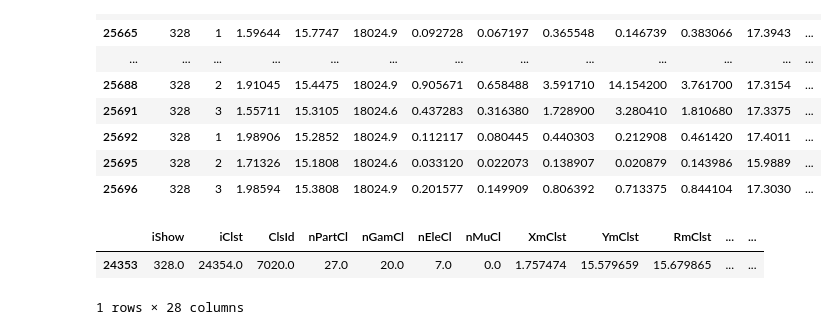
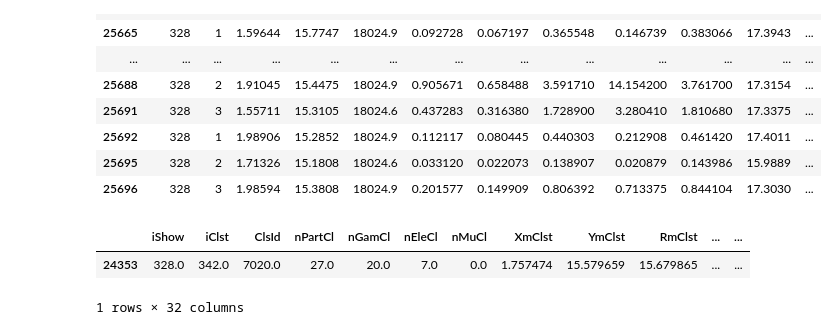
Before and after one commit to camilojtorresc/CosmicRays_ClusterAnalysis, a Jupyter notebook: clusters_analysis_v7_g.ipynb, the cells around one changed output. Drawn from its saved outputs; the diff is of its cells as text; code cells hidden in the pictures.

```diff
--- a/clusters_analysis_v7_g.ipynb
+++ b/clusters_analysis_v7_g.ipynb
@@ -127,6 +136,10 @@ def add_Particle(Cluster, Particles_in_det, iclust):
         YmClst = Pcles_in_clust["Y"].tolist()[0]
         RmClst = Pcles_in_clust["R"].tolist()[0]
         SigRCl = 0
+        Px = Pcles_in_clust[Pcles_in_clust["Px"]].tolist()[0]
+        Py = Pcles_in_clust[Pcles_in_clust["Py"]].tolist()[0]
+        Pz = Pcles_in_clust[Pcles_in_clust["Pz"]].tolist()[0]
+        P = np.sqrt( Px**2 + Py**2 + Pz**2 )
         TmClst = Pcles_in_clust["T"].tolist()[0]
         dTClst = Pcles_in_clust["T"].max()-Pcles_in_clust["T"].min()
         sTClst = 0
@@ -162,6 +175,10 @@ def add_Particle(Cluster, Particles_in_det, iclust):
         YmClst = ClustStats_mean["Y"]
         RmClst = ClustStats_mean["R"]
         SigRCl = ClustStats_std["R"]
+        Px = Pcles_in_clust['Px'].sum()
+        Py = Pcles_in_clust['Py'].sum()
+        Pz = Pcles_in_clust['Pz'].sum()
+        P  = np.sqrt( Px**2 + Py**2 + Pz**2 )
         TmClst = ClustStats_mean["T"]
         dTClst = Pcles_in_clust["T"].max()-Pcles_in_clust["T"].min()
         sTClst = ClustStats_std["T"]
@@ -183,6 +200,7 @@ def add_Particle(Cluster, Particles_in_det, iclust):
 
     cluster = [ishow, iclust, ClsIdC, NpartC, NGamC, NEleC, NMuCl,
                    XmClst, YmClst, RmClst, SigRCl,
+                   Px, Py, Pz, P,
                    TmClst, dTClst, sTClst,
                    FstPID, FstPCX, FstPCY, FstPCT, FstPZh, FstPAz, FstPPm,
                    LstPID, LstPCX, LstPCY, LstPCT, LstPZh, LstPAz, LstPPm]
@@ -233,18 +251,21 @@ def find_Cluster(Cluster, Particle, iclust, ishow):
 # Define the dataframe for cluster info.
 Clusters = {"iClst": [],'ClsId': [], 'nPartCl': [], "nGamCl": [], "nEleCl": [],"nMuCl": [],
             "XmClst": [], "YmClst": [], "RmClst": [], "SigRCl": [],
+            "Px": [], "Py": [], "Pz": [], "P": [],
             "TmClst": [], "dTClst": [], "sTClst": [],
             "FstPID": [], "FstPCX": [], "FstPCY": [], "FstPCT": [], "FstPZh": [], "FstPAz": [], "FstPPm": [],
             "LstPID": [], "LstPCX": [], "LstPCY": [], "LstPCT": [], "LstPZh": [], "LstPAz": [], "LstPPm": []
             }
 Clusters = pd.DataFrame(Clusters)
 Clusters.insert(0, 'iShow', 0)
-#
-icluster   = 1                               # Cluster counter
-n = 2
+#icluster   = 1                               # Cluster counter
+showers_list = Showers['NShow'].tolist()
+n = 3
+
 #for ishow in range(n):
-showers_list = Showers['NShow'].tolist()
 for ishow in showers_list:   # Run over all the showers
+    #
+    icluster = 1
     #
     Particles_in_shower = Particles[Particles['NShow'] == ishow] # Particle in current shower
     #
@@ -308,5 +339,8 @@ Clusters
 # %%
 # Number of the cluster with the maximum number of particles
-df_sn = Particles[Particles["NClst"]!=0]
-Max_ClustId = df_sn["NClst"].value_counts().idxmax()
-print(Max_ClustId)
+df_sn = Clusters[Clusters["iClst"]!=0]
+max_num_particles = df_sn["nPartCl"].max()
+
+
+Max_ShowId = df_sn[df_sn["nPartCl"]==max_num_particles]["iShow"].tolist()[0]
+Max_ClustId = df_sn[df_sn["nPartCl"]==max_num_particles]["iClst"].tolist()[0]
@@ -335,10 +368,10 @@ Particles[Particles["NClst"]==Max_ClustId]
 | 25696 | 328 | 3 | 1.98594 | 15.3808 | 18024.9 | 0.201577 | 0.149909 | 0.806392 | 0.713375 | 0.844104 | 17.3030 | ... |
 # %%
 # Summary of the cluster with the maximum number of particles
-Clusters[Clusters["iClst"]==Max_ClustId]
+Clusters[(Clusters["iShow"]==Max_ShowId) & (Clusters["iClst"]==Max_ClustId )]
 # %% [output]
 |  | iShow | iClst | ClsId | nPartCl | nGamCl | nEleCl | nMuCl | XmClst | YmClst | RmClst | ... | ... |
-| 24353 | 328.0 | 24354.0 | 7020.0 | 27.0 | 20.0 | 7.0 | 0.0 | 1.757474 | 15.579659 | 15.679865 | ... | ... |
+| 24353 | 328.0 | 342.0 | 7020.0 | 27.0 | 20.0 | 7.0 | 0.0 | 1.757474 | 15.579659 | 15.679865 | ... | ... |
-1 rows × 28 columns
+1 rows × 32 columns
 # %%
 #Plot the cell with the maximum number of particles
```
Also changed, not shown: parts of 9 cells of this notebook.
